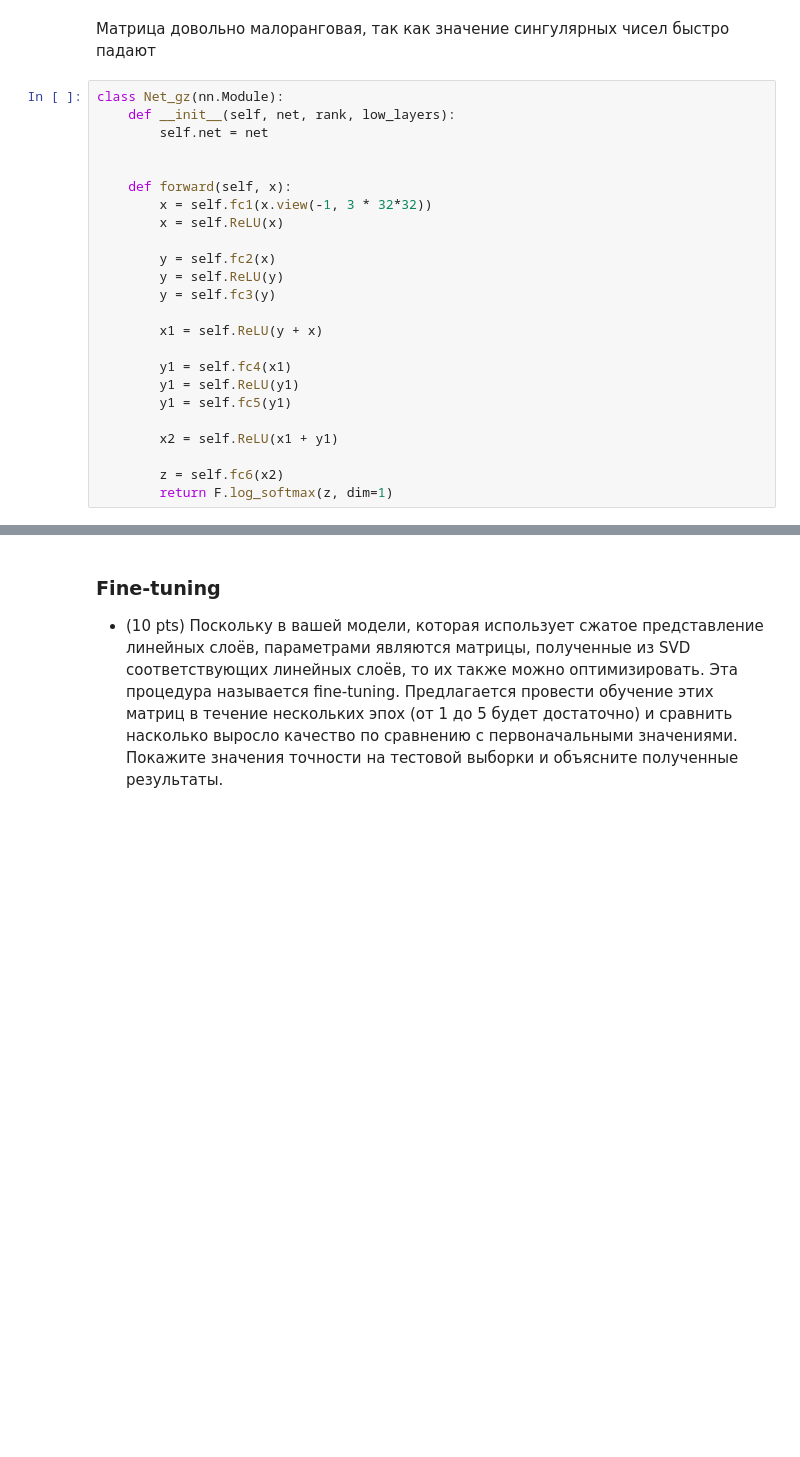
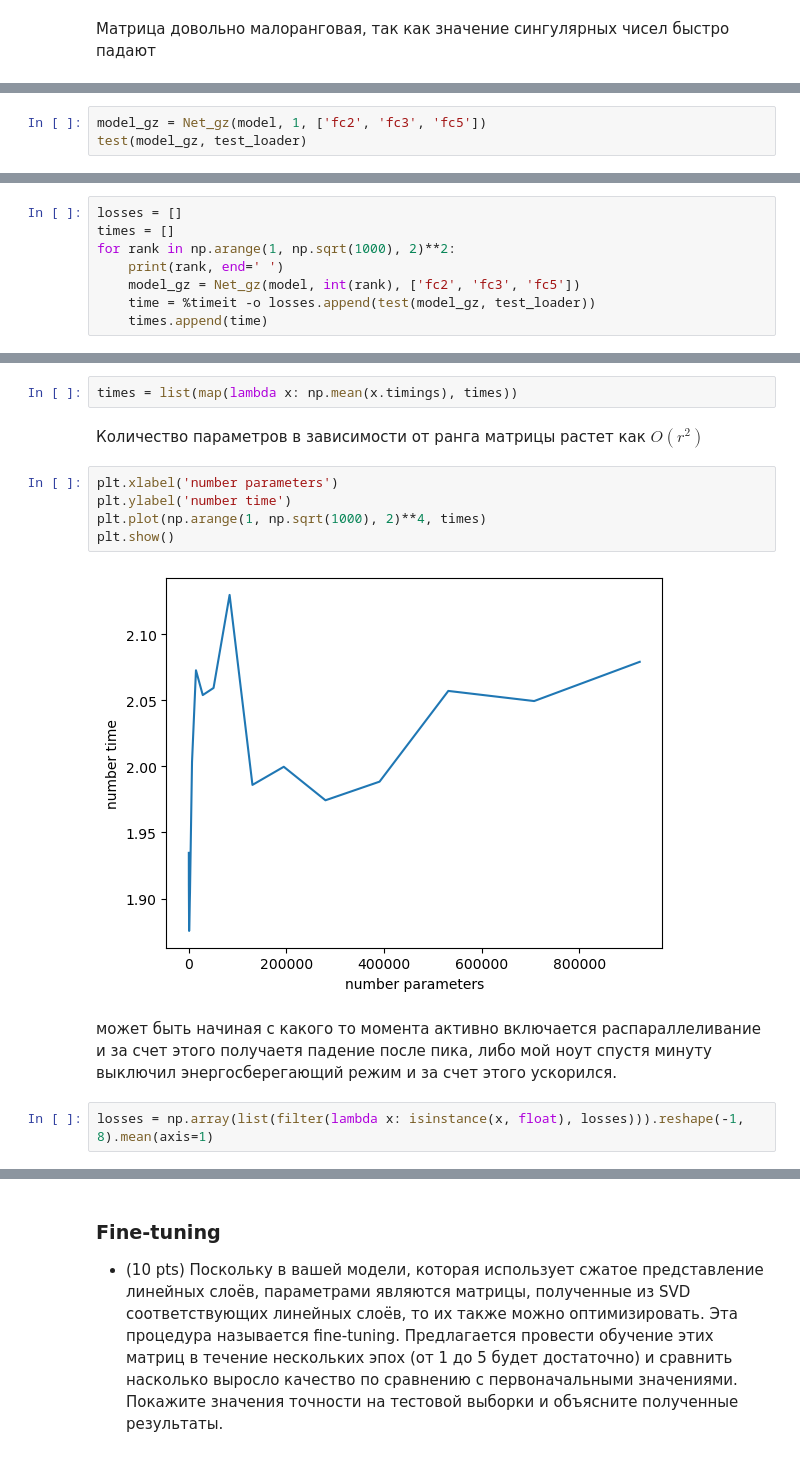
Before and after one commit to grach0v/AI_Masters, a Jupyter notebook: Linalg_1/hw2.ipynb, the cells around one changed output, grey strips where cells are left out. Drawn from its saved outputs; the diff is of its cells as text; blank space fills up the shorter version.

```diff
--- a/Linalg_1/hw2.ipynb
+++ b/Linalg_1/hw2.ipynb
@@ -170,27 +175,3 @@ plt.show()
 [figure]
 # %% [markdown]
 Матрица довольно малоранговая, так как значение сингулярных чисел быстро падают
-# %%
-class Net_gz(nn.Module):
-    def __init__(self, net, rank, low_layers):
-        self.net = net
-
-
-    def forward(self, x):
-        x = self.fc1(x.view(-1, 3 * 32*32))
-        x = self.ReLU(x)
-
-        y = self.fc2(x)
-        y = self.ReLU(y)
-        y = self.fc3(y)
-
-        x1 = self.ReLU(y + x)
-
-        y1 = self.fc4(x1)
-        y1 = self.ReLU(y1)
-        y1 = self.fc5(y1)
-
-        x2 = self.ReLU(x1 + y1)
-
-        z = self.fc6(x2)
-        return F.log_softmax(z, dim=1)
@@ -196,0 +296,3 @@ class Net_gz(nn.Module):
+# %%
+model_gz = Net_gz(model, 1, ['fc2', 'fc3', 'fc5'])
+test(model_gz, test_loader)
@@ -196,0 +304,8 @@ class Net_gz(nn.Module):
+# %%
+losses = []
+times = []
+for rank in np.arange(1, np.sqrt(1000), 2)**2:
+    print(rank, end=' ')
+    model_gz = Net_gz(model, int(rank), ['fc2', 'fc3', 'fc5'])
+    time = %timeit -o losses.append(test(model_gz, test_loader))
+    times.append(time)
@@ -196,0 +330,15 @@ class Net_gz(nn.Module):
+# %%
+times = list(map(lambda x: np.mean(x.timings), times))
+# %% [markdown]
+Количество параметров в зависимости от ранга матрицы растет как $O(r^2)$
+# %%
+plt.xlabel('number parameters')
+plt.ylabel('number time')
+plt.plot(np.arange(1, np.sqrt(1000), 2)**4, times)
+plt.show()
+# %% [output]
+[figure, added]
+# %% [markdown]
+может быть начиная с какого то момента активно включается распараллеливание и за счет этого получаетя падение после пика, либо мой ноут спустя минуту выключил энергосберегающий режим и за счет этого ускорился.
+# %%
+losses = np.array(list(filter(lambda x: isinstance(x, float), losses))).reshape(-1, 8).mean(axis=1)
```
Also changed, not shown: parts of 14 cells of this notebook.
